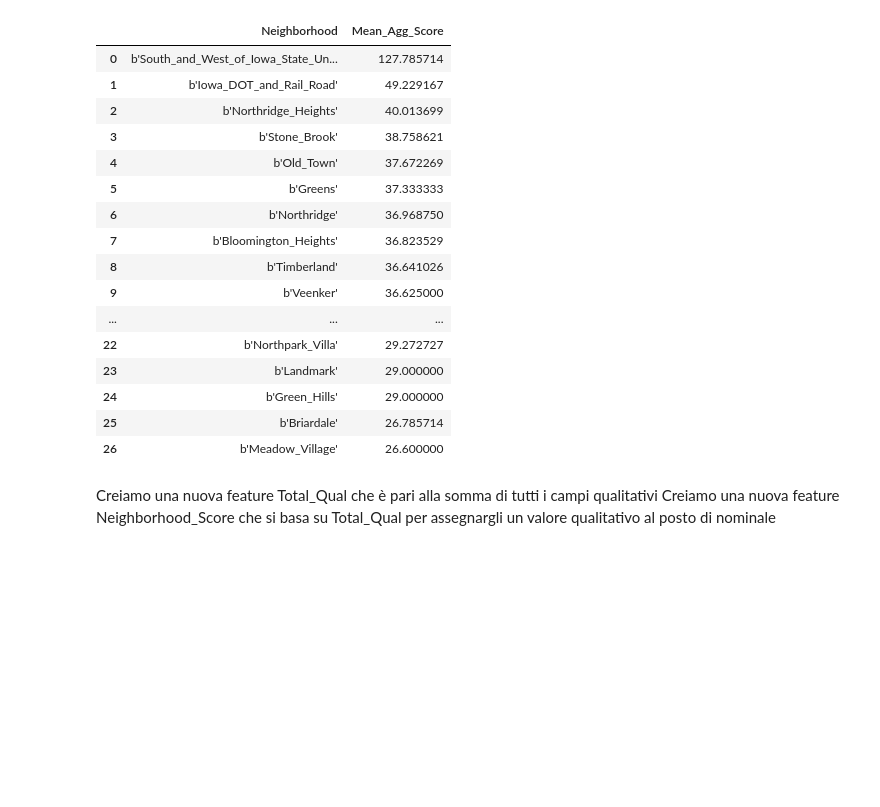
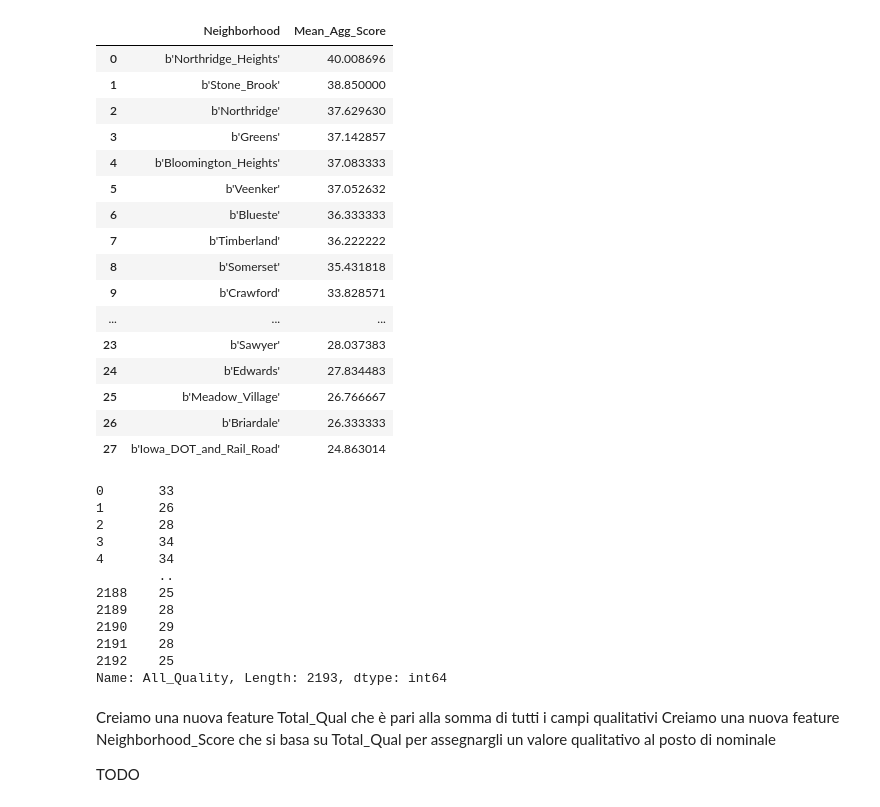
Before and after one commit to RiccardoSale/Ames-Housing-ML-Analysis, a Jupyter notebook: data_preprocessing.ipynb, the cells around one changed output. Saved outputs shown, nothing was run; the diff lists cells and outputs as text; code cells hidden in the pictures; blank space fills up the shorter version.

```diff
--- a/data_preprocessing.ipynb
+++ b/data_preprocessing.ipynb
@@ -20,14 +20,16 @@ for columns in X_train.columns:
     if '_Qual' in columns or '_Cond' in columns:
         quality_and_conditions.append(columns)
 
+quality_and_conditions.remove('Sale_Condition')
+quality_and_conditions.remove('Low_Qual_Fin_SF')
 quality_and_conditions.append('Bsmt_Exposure')
 quality_and_conditions.append('Heating_QC')
 quality_and_conditions.append('Fireplace_Qu')
 
-X_train.loc[:,'Total_Qual'] = X_train.loc[:, quality_and_conditions].sum(axis=1)
+X_train.loc[:,'All_Quality'] = X_train.loc[:, quality_and_conditions].sum(axis=1)
 
 # perform groupby on `Neighborhood`, then aggregate via averaging
-neighborhood_scores = X_train.loc[:, ['Neighborhood','Total_Qual']].groupby('Neighborhood').agg(Mean_Agg_Score=('Total_Qual', np.mean))
+neighborhood_scores = X_train.loc[:, ['Neighborhood','All_Quality']].groupby('Neighborhood').agg(Mean_Agg_Score=('All_Quality', np.mean))
 
 # sort dataframe by descending order of the mean score
 neighborhood_scores.sort_values(by='Mean_Agg_Score', ascending=False, inplace=True)
@@ -42,56 +44,73 @@ neighborhood_scores.reset_index(drop=True, inplace=True)
 neighborhood_scores = neighborhood_scores.loc[:, ['Neighborhood', 'Mean_Agg_Score']]
 
 display(neighborhood_scores)
-#display(X_train['Total_Qual'])
+display(X_train['All_Quality'])
 
 def get_score(x):
     return neighborhood_scores.loc[neighborhood_scores.loc[:,'Neighborhood']==x,'Mean_Agg_Score'].values[0]
 
 # build the newly engineered attribute, call it Neighborhood Score
-X_train.loc[:,'Neighborhood_Score'] = X_train.loc[:,'Neighborhood'].apply(get_score)
+X_train.loc[:,'Neighborhood_Score'] = X_train.loc[:,'Neighborhood']
 
-X_test.loc[:,'Total_Qual'] = X_test.loc[:, quality_and_conditions].sum(axis=1)
+X_test.loc[:,'All_Quality'] = X_test.loc[:, quality_and_conditions].sum(axis=1)
 # perform groupby on `Neighborhood`, then aggregate via averaging
-neighborhood_scores = X_test.loc[:, ['Neighborhood','Total_Qual']].groupby('Neighborhood').agg(Mean_Agg_Score=('Total_Qual', np.mean))
+neighborhood_scores = X_test.loc[:, ['Neighborhood','All_Quality']].groupby('Neighborhood').agg(Mean_Agg_Score=('All_Quality', np.mean))
 
 # sort dataframe by descending order of the mean score
 neighborhood_scores.sort_values(by='Mean_Agg_Score', ascending=False, inplace=True)
 
 # extract out neighborhood names from the index
 neighborhood_scores.loc[:,'Neighborhood'] = neighborhood_scores.index
 
 # reset index to the usual numeric form
 neighborhood_scores.reset_index(drop=True, inplace=True)
 
 # re-arrange columns to being Neighborhood to left-most position
 neighborhood_scores = neighborhood_scores.loc[:, ['Neighborhood', 'Mean_Agg_Score']]
 
 X_test.loc[:,'Neighborhood_Score'] = X_test.loc[:,'Neighborhood'].apply(get_score)
 
 #display(X_train['Neighborhood_Score'])
 
 #X_train.drop(columns=['Neighborhood'], inplace=True)
 #X_test.drop(columns=['Neighborhood'], inplace=True)
+
+#Creiamo una nuova feature Total_Qual che è pari alla somma di tutti i campi qualitativi
+#Creiamo una nuova feature Neighborhood_Score che si basa su Total_Qual per assegnargli un valore qualitativo al posto di nominale
 # %% [output]
 |  | Neighborhood | Mean_Agg_Score |
-| 0 | b'South_and_West_of_Iowa_State_Un... | 127.785714 |
-| 1 | b'Iowa_DOT_and_Rail_Road' | 49.229167 |
-| 2 | b'Northridge_Heights' | 40.013699 |
-| 3 | b'Stone_Brook' | 38.758621 |
-| 4 | b'Old_Town' | 37.672269 |
-| 5 | b'Greens' | 37.333333 |
-| 6 | b'Northridge' | 36.968750 |
-| 7 | b'Bloomington_Heights' | 36.823529 |
-| 8 | b'Timberland' | 36.641026 |
-| 9 | b'Veenker' | 36.625000 |
+| 0 | b'Northridge_Heights' | 40.008696 |
+| 1 | b'Stone_Brook' | 38.850000 |
+| 2 | b'Northridge' | 37.629630 |
+| 3 | b'Greens' | 37.142857 |
+| 4 | b'Bloomington_Heights' | 37.083333 |
+| 5 | b'Veenker' | 37.052632 |
+| 6 | b'Blueste' | 36.333333 |
+| 7 | b'Timberland' | 36.222222 |
+| 8 | b'Somerset' | 35.431818 |
+| 9 | b'Crawford' | 33.828571 |
 | ... | ... | ... |
-| 22 | b'Northpark_Villa' | 29.272727 |
-| 23 | b'Landmark' | 29.000000 |
-| 24 | b'Green_Hills' | 29.000000 |
-| 25 | b'Briardale' | 26.785714 |
-| 26 | b'Meadow_Village' | 26.600000 |
+| 23 | b'Sawyer' | 28.037383 |
+| 24 | b'Edwards' | 27.834483 |
+| 25 | b'Meadow_Village' | 26.766667 |
+| 26 | b'Briardale' | 26.333333 |
+| 27 | b'Iowa_DOT_and_Rail_Road' | 24.863014 |
+0       33
+1       26
+2       28
+3       34
+4       34
+        ..
+2188    25
+2189    28
+2190    29
+2191    28
+2192    25
+Name: All_Quality, Length: 2193, dtype: int64
 # %% [markdown]
 Creiamo una nuova feature Total_Qual che è pari alla somma di tutti i campi qualitativi
 Creiamo una nuova feature Neighborhood_Score che si basa su Total_Qual per assegnargli un valore qualitativo al posto di nominale
+
+TODO
 # %%
 porch = ['Wood_Deck_SF', 'Open_Porch_SF', 'Enclosed_Porch', 'Three_season_porch', 'Screen_Porch']
```
Also changed, not shown: parts of 15 cells of this notebook, 13 other files.
